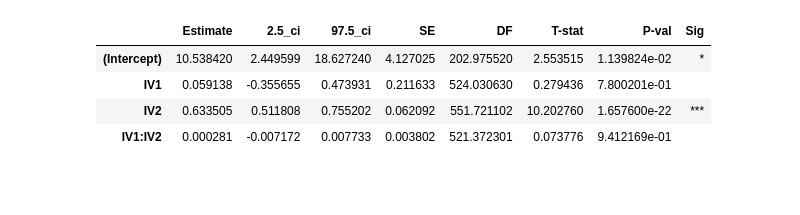
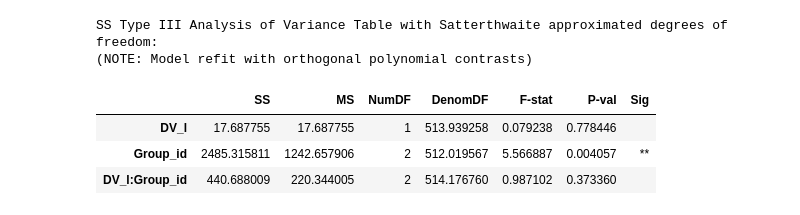
Before and after one commit to wjakewright/Lab_Analyses, a Jupyter notebook: Lab_Analyses/NoteBooks/Pymer_Testing.ipynb, the cells around one changed output. Drawn from its saved outputs; the diff is of its cells as text; code cells hidden in the pictures; blank space fills up the shorter version.

```diff
--- a/Lab_Analyses/NoteBooks/Pymer_Testing.ipynb
+++ b/Lab_Analyses/NoteBooks/Pymer_Testing.ipynb
@@ -48,5 +45,8 @@ from pymer4.models import Lmer
 # %%
-formula = "DV ~ IV1 + IV2 + (IV1:IV2) + (1|Group)"
-model = Lmer(formula, data=df)
-model.fit(summarize=True)
+formula = "DV ~ DV_l + Group_id + DV_l:Group_id + (1|Group)"
+#formula = "DV ~ DV_l*Group_id + (1|Group)"
+#formula = "DV ~ Group_id + (1|Group)"
+model = Lmer(formula, data=new_df)
+model.fit(summarize=True, factors={"Group_id": ["sLTP", "sLTD", "Stable"], "DV_l":["0", "1"]}, ordered=True,
+         rank=True, rank_group="Group_id")
 # %% [output]
@@ -75,8 +54,11 @@ Fixed effects:
-# %%
-model.coefs
-# %% [output]
-|  | Estimate | 2.5_ci | 97.5_ci | SE | DF | T-stat | P-val | Sig |
-| (Intercept) | 10.538420 | 2.449599 | 18.627240 | 4.127025 | 202.975520 | 2.553515 | 1.139824e-02 | * |
-| IV1 | 0.059138 | -0.355655 | 0.473931 | 0.211633 | 524.030630 | 0.279436 | 7.800201e-01 |  |
-| IV2 | 0.633505 | 0.511808 | 0.755202 | 0.062092 | 551.721102 | 10.202760 | 1.657600e-22 | *** |
-| IV1:IV2 | 0.000281 | -0.007172 | 0.007733 | 0.003802 | 521.372301 | 0.073776 | 9.412169e-01 |  |
+# %%
+a = model.anova(force_orthogonal=True)
+
+a
+# %% [output]
+SS Type III Analysis of Variance Table with Satterthwaite approximated degrees of freedom:
+(NOTE: Model refit with orthogonal polynomial contrasts)
+|  | SS | MS | NumDF | DenomDF | F-stat | P-val | Sig |
+| DV_l | 17.687755 | 17.687755 | 1 | 513.939258 | 0.079238 | 0.778446 |  |
+| Group_id | 2485.315811 | 1242.657906 | 2 | 512.019567 | 5.566887 | 0.004057 | ** |
+| DV_l:Group_id | 440.688009 | 220.344005 | 2 | 514.176760 | 0.987102 | 0.373360 |  |
```
Also changed, not shown: parts of 61 cells of this notebook.
